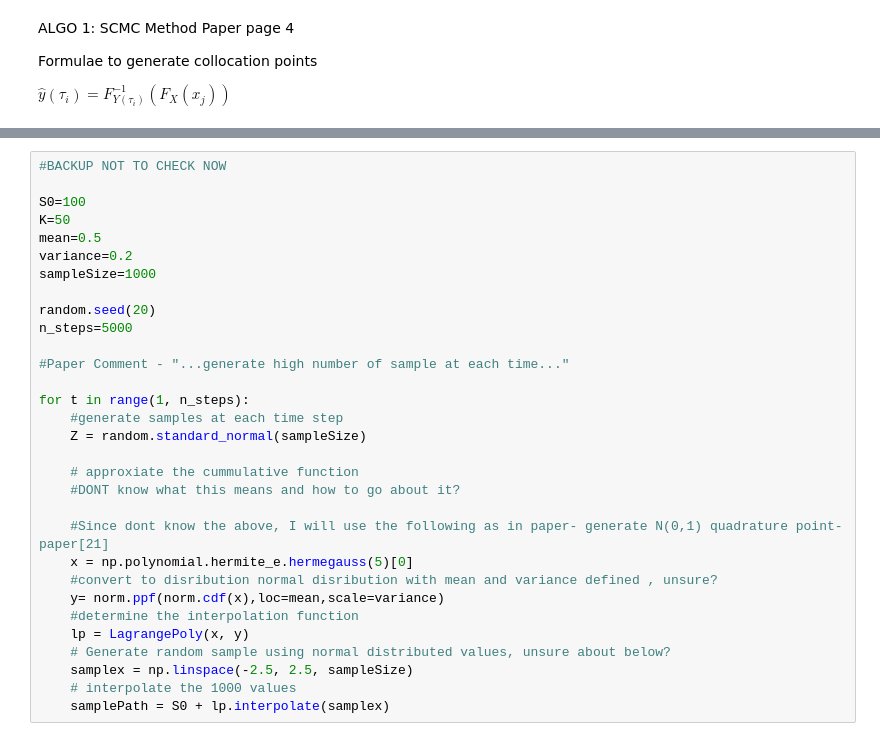
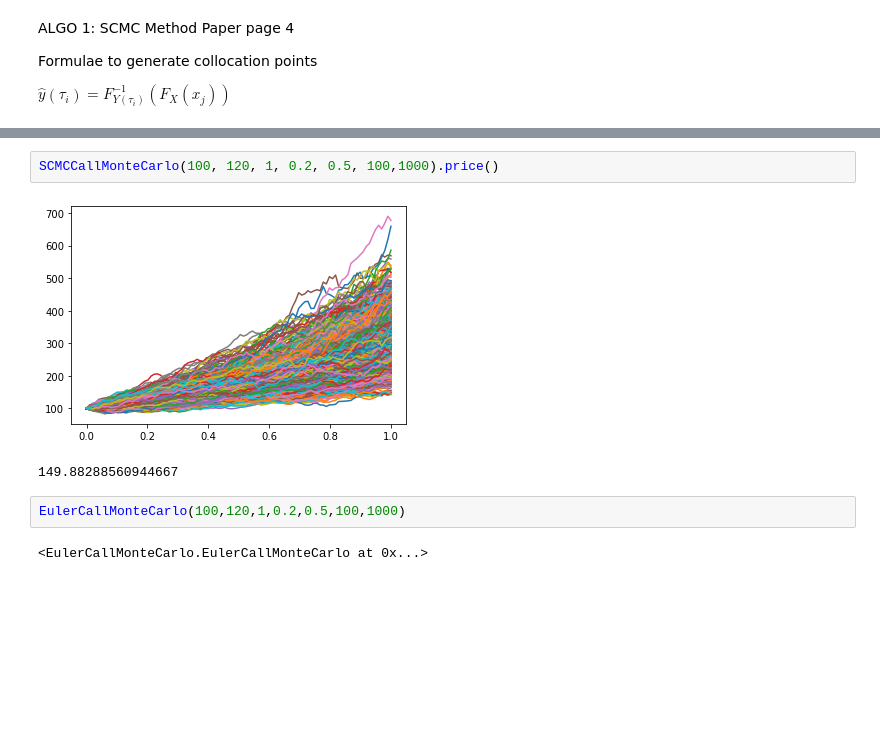
Before and after one commit to harishmantri/7LScheme, a Jupyter notebook: Assignment.ipynb, the cells around one changed output, grey strips where cells are left out. Saved outputs shown, nothing was run; the diff lists cells and outputs as text; blank space fills up the shorter version.

```diff
--- a/Assignment.ipynb
+++ b/Assignment.ipynb
@@ -75,31 +40,9 @@ print(y)
-# %%
-#BACKUP NOT TO CHECK NOW
-
-S0=100
-K=50
-mean=0.5
-variance=0.2
-sampleSize=1000
-
-random.seed(20)
-n_steps=5000
-
-#Paper Comment - "...generate high number of sample at each time..."
-
-for t in range(1, n_steps):
-    #generate samples at each time step
-    Z = random.standard_normal(sampleSize)
-
-    # approxiate the cummulative function
-    #DONT know what this means and how to go about it?
-
-    #Since dont know the above, I will use the following as in paper- generate N(0,1) quadrature point- paper[21]
-    x = np.polynomial.hermite_e.hermegauss(5)[0]
-    #convert to disribution normal disribution with mean and variance defined , unsure?
-    y= norm.ppf(norm.cdf(x),loc=mean,scale=variance)
-    #determine the interpolation function
-    lp = LagrangePoly(x, y)
-    # Generate random sample using normal distributed values, unsure about below?
-    samplex = np.linspace(-2.5, 2.5, sampleSize)
-    # interpolate the 1000 values
-    samplePath = S0 + lp.interpolate(samplex)
+# %%
+SCMCCallMonteCarlo(100, 120, 1, 0.2, 0.5, 100,1000).price()
+# %% [output]
+[figure, added]
+149.88288560944667
+# %%
+EulerCallMonteCarlo(100,120,1,0.2,0.5,100,1000)
+# %% [output]
+<EulerCallMonteCarlo.EulerCallMonteCarlo at 0x...>
```
Also changed, not shown: parts of 2 cells of this notebook, 7 other files.
